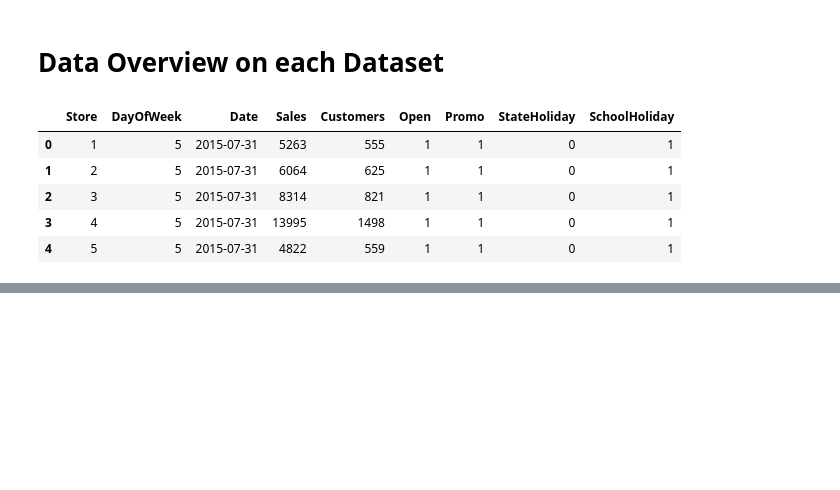
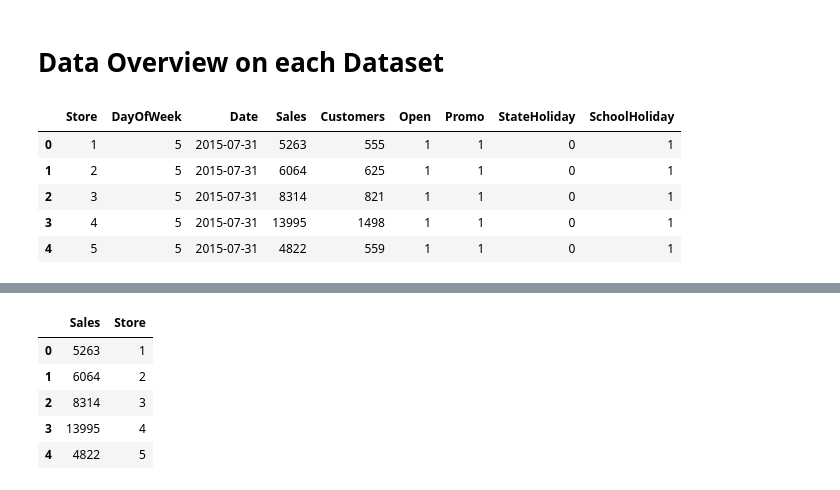
Before and after one commit to BekaluTa/-Sales-Prediction, a Jupyter notebook: Notebook/EDA on Test and Train Data.ipynb, the cells around one changed output, grey strips where cells are left out. Cells and saved outputs as stored; diff of their text form; code cells hidden in the pictures; blank space fills up the shorter version.

```diff
--- a/Notebook/EDA on Test and Train Data.ipynb
+++ b/Notebook/EDA on Test and Train Data.ipynb
@@ -22,0 +98,11 @@ train_df.head()
+# %%
+# Only want closing price for each day
+sales = train_df[["Sales", "Store"]]
+sales.head()
+# %% [output]
+|  | Sales | Store |
+| 0 | 5263 | 1 |
+| 1 | 6064 | 2 |
+| 2 | 8314 | 3 |
+| 3 | 13995 | 4 |
+| 4 | 4822 | 5 |
```
Also changed, not shown: parts of 13 cells of this notebook, 1 other file.
